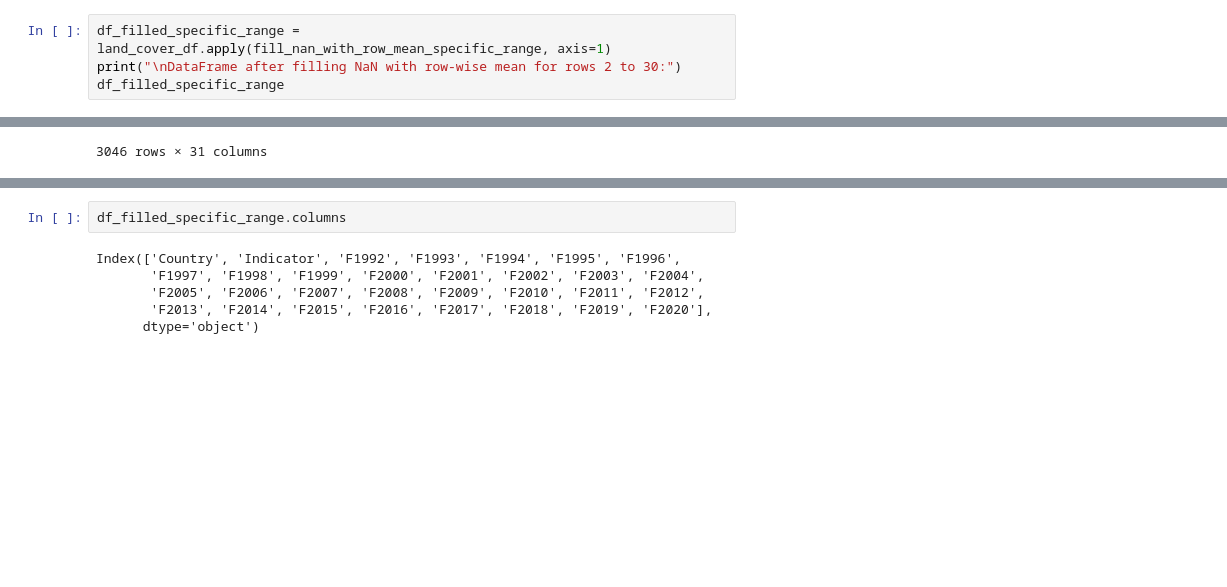
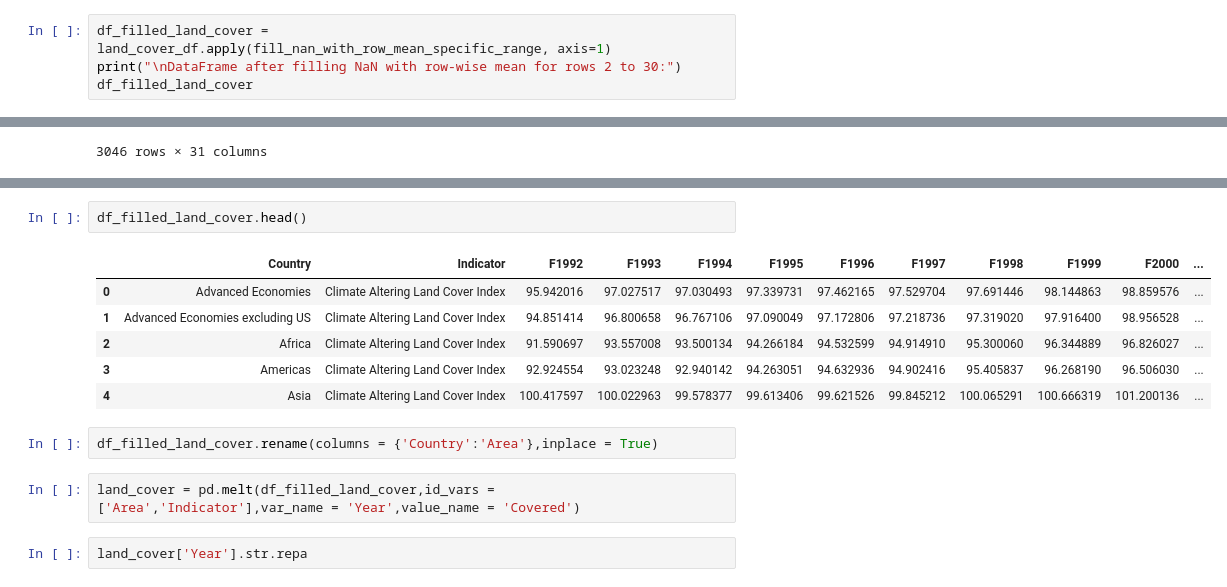
Before and after one commit to aymanezz/Climate_Impact_Agriculture_Yield, a Jupyter notebook: notebooks/loading_clean.ipynb, the cells around one changed output, grey strips where cells are left out. Cells and saved outputs as stored; diff of their text form; blank space fills up the shorter version.

```diff
--- a/notebooks/loading_clean.ipynb
+++ b/notebooks/loading_clean.ipynb
@@ -590,9 +756,9 @@ def fill_nan_with_row_mean_specific_range(row):
     row_mean = row_range.mean()  # Calculate row-wise mean for the range
     return row.fillna(row_mean)  # Fill NaN with the row-wise mean
 # %%
-df_filled_specific_range = land_cover_df.apply(fill_nan_with_row_mean_specific_range, axis=1)
+df_filled_land_cover = land_cover_df.apply(fill_nan_with_row_mean_specific_range, axis=1)
 print("\nDataFrame after filling NaN with row-wise mean for rows 2 to 30:")
-df_filled_specific_range
+df_filled_land_cover
 # %% [output]
 DataFrame after filling NaN with row-wise mean for rows 2 to 30:
 |  | Country | Indicator | F1992 | F1993 | F1994 | F1995 | F1996 | F1997 | F1998 | F1999 | F2000 | ... |
@@ -647,8 +807,15 @@ df_filled_specific_range
 # %%
-df_filled_specific_range.columns
+df_filled_land_cover.head()
 # %% [output]
-Index(['Country', 'Indicator', 'F1992', 'F1993', 'F1994', 'F1995', 'F1996',
-       'F1997', 'F1998', 'F1999', 'F2000', 'F2001', 'F2002', 'F2003', 'F2004',
-       'F2005', 'F2006', 'F2007', 'F2008', 'F2009', 'F2010', 'F2011', 'F2012',
-       'F2013', 'F2014', 'F2015', 'F2016', 'F2017', 'F2018', 'F2019', 'F2020'],
-      dtype='object')
+|  | Country | Indicator | F1992 | F1993 | F1994 | F1995 | F1996 | F1997 | F1998 | F1999 | F2000 | ... |
+| 0 | Advanced Economies | Climate Altering Land Cover Index | 95.942016 | 97.027517 | 97.030493 | 97.339731 | 97.462165 | 97.529704 | 97.691446 | 98.144863 | 98.859576 | ... |
+| 1 | Advanced Economies excluding US | Climate Altering Land Cover Index | 94.851414 | 96.800658 | 96.767106 | 97.090049 | 97.172806 | 97.218736 | 97.319020 | 97.916400 | 98.956528 | ... |
+| 2 | Africa | Climate Altering Land Cover Index | 91.590697 | 93.557008 | 93.500134 | 94.266184 | 94.532599 | 94.914910 | 95.300060 | 96.344889 | 96.826027 | ... |
+| 3 | Americas | Climate Altering Land Cover Index | 92.924554 | 93.023248 | 92.940142 | 94.263051 | 94.632936 | 94.902416 | 95.405837 | 96.268190 | 96.506030 | ... |
+| 4 | Asia | Climate Altering Land Cover Index | 100.417597 | 100.022963 | 99.578377 | 99.613406 | 99.621526 | 99.845212 | 100.065291 | 100.666319 | 101.200136 | ... |
+# %%
+df_filled_land_cover.rename(columns = {'Country':'Area'},inplace = True)
+# %%
+land_cover = pd.melt(df_filled_land_cover,id_vars = ['Area','Indicator'],var_name = 'Year',value_name = 'Covered')
+# %%
+land_cover['Year'].str.repa
```
Also changed, not shown: parts of 46 cells of this notebook, 15 other files.
